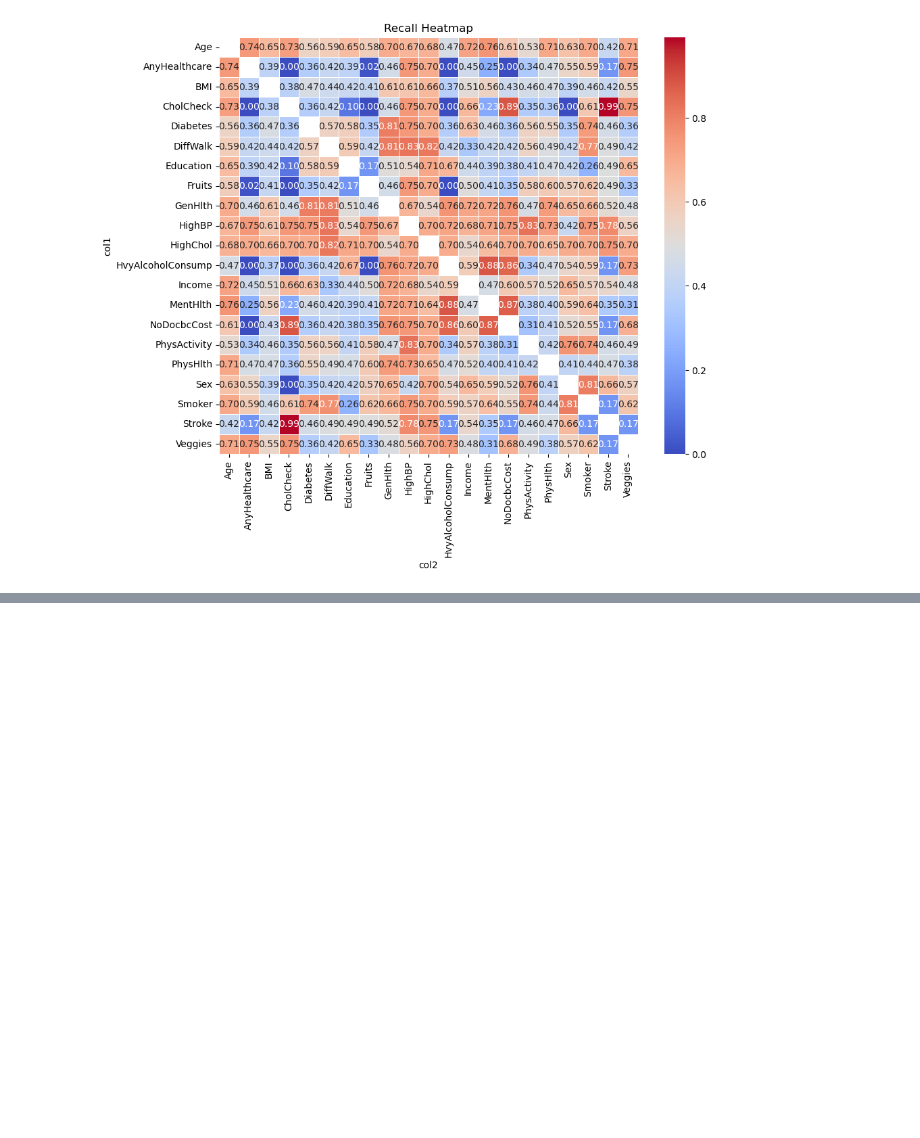
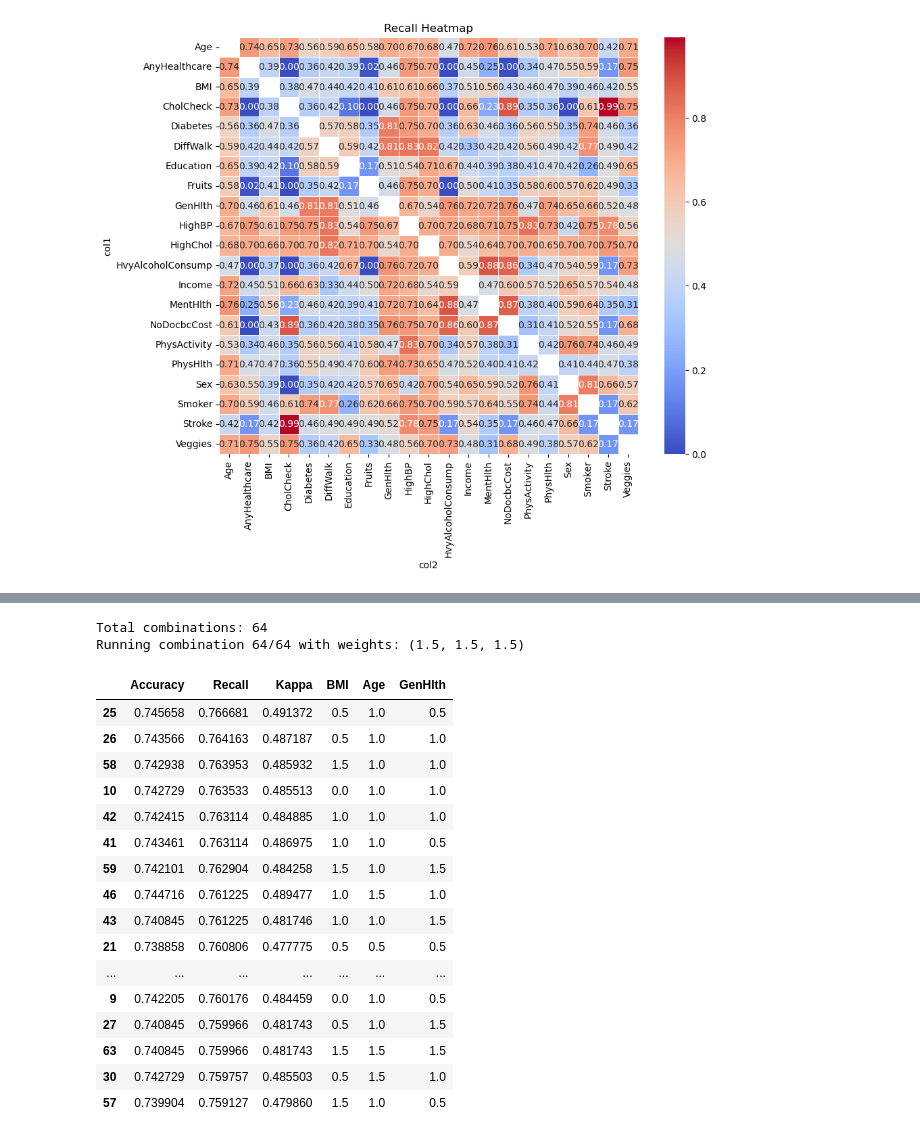
Before and after one commit to owen-george/Heart_Attack_ML-Model, a Jupyter notebook: notebooks/load_and_resample_owen.ipynb, the cells around one changed output, grey strips where cells are left out. Cells and saved outputs as stored; diff of their text form; code cells hidden in the pictures; blank space fills up the shorter version.

```diff
--- a/notebooks/load_and_resample_owen.ipynb
+++ b/notebooks/load_and_resample_owen.ipynb
@@ -541,0 +683,25 @@ print(f"Accuracy: {accuracy:.3f}")
+# %%
+cols_to_weight = ['BMI', 'Age', 'GenHlth']
+
+weight_results2 = test_weights(wtd_df, cols_to_weight, [0, 0.5, 1, 1.5])
+weight_results2.head(20)
+# %% [output]
+Total combinations: 64
+Running combination 64/64 with weights: (1.5, 1.5, 1.5)
+|  | Accuracy | Recall | Kappa | BMI | Age | GenHlth |
+| 25 | 0.745658 | 0.766681 | 0.491372 | 0.5 | 1.0 | 0.5 |
+| 26 | 0.743566 | 0.764163 | 0.487187 | 0.5 | 1.0 | 1.0 |
+| 58 | 0.742938 | 0.763953 | 0.485932 | 1.5 | 1.0 | 1.0 |
+| 10 | 0.742729 | 0.763533 | 0.485513 | 0.0 | 1.0 | 1.0 |
+| 42 | 0.742415 | 0.763114 | 0.484885 | 1.0 | 1.0 | 1.0 |
+| 41 | 0.743461 | 0.763114 | 0.486975 | 1.0 | 1.0 | 0.5 |
+| 59 | 0.742101 | 0.762904 | 0.484258 | 1.5 | 1.0 | 1.5 |
+| 46 | 0.744716 | 0.761225 | 0.489477 | 1.0 | 1.5 | 1.0 |
+| 43 | 0.740845 | 0.761225 | 0.481746 | 1.0 | 1.0 | 1.5 |
+| 21 | 0.738858 | 0.760806 | 0.477775 | 0.5 | 0.5 | 0.5 |
+| ... | ... | ... | ... | ... | ... | ... |
+| 9 | 0.742205 | 0.760176 | 0.484459 | 0.0 | 1.0 | 0.5 |
+| 27 | 0.740845 | 0.759966 | 0.481743 | 0.5 | 1.0 | 1.5 |
+| 63 | 0.740845 | 0.759966 | 0.481743 | 1.5 | 1.5 | 1.5 |
+| 30 | 0.742729 | 0.759757 | 0.485503 | 0.5 | 1.5 | 1.0 |
+| 57 | 0.739904 | 0.759127 | 0.479860 | 1.5 | 1.0 | 0.5 |
```
Also changed, not shown: parts of 16 cells of this notebook.
